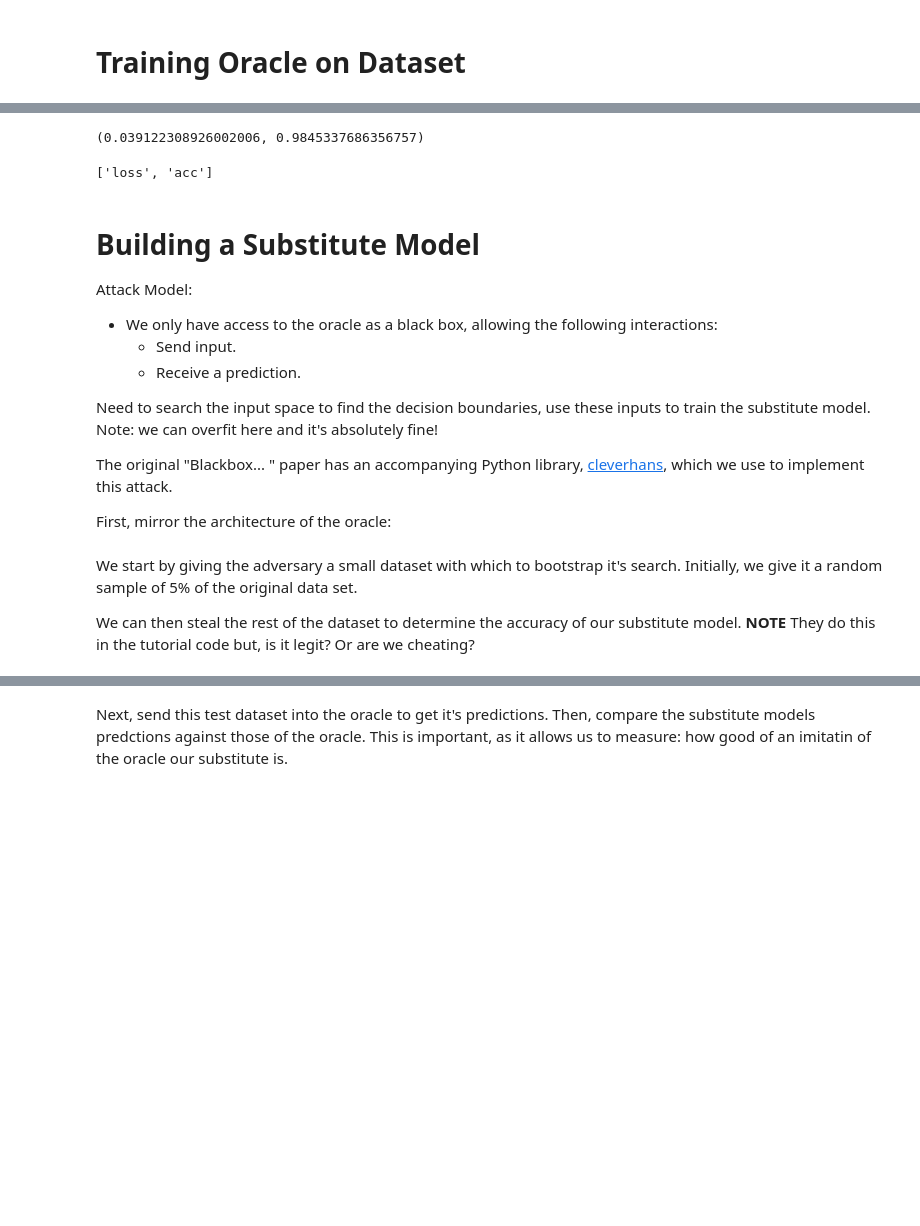
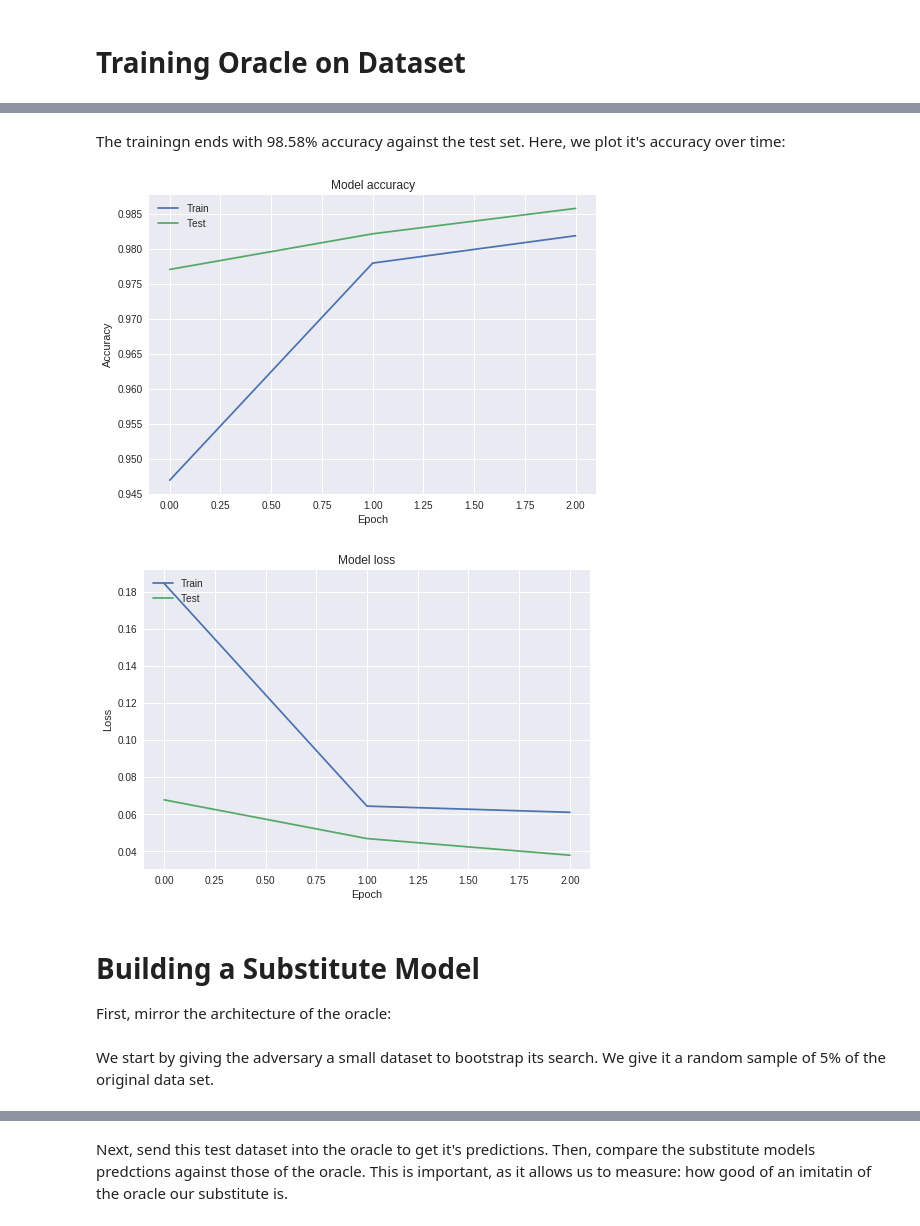
Before and after one commit to sydneyvert/Fooling-our-Neural-Network, a Jupyter notebook: project/report.ipynb, the cells around one changed output, grey strips where cells are left out. Cells and saved outputs as stored; diff of their text form; code cells hidden in the pictures; blank space fills up the shorter version.

```diff
--- a/project/report.ipynb
+++ b/project/report.ipynb
@@ -270,24 +239,30 @@ loss, accuracy = oracle.evaluate(testing_data, testing_labels)
-# %%
-loss, accuracy
-# %% [output]
-(0.039122308926002006, 0.9845337686356757)
-# %%
-oracle.metrics_names
-# %% [output]
-['loss', 'acc']
-# %% [markdown]
-# Building a Substitute Model
-
-Attack Model:
-  - We only have access to the oracle as a black box, allowing the following interactions:
-    - Send input.
-    - Receive a prediction.
-
-Need to search the input space to find the decision boundaries, use these inputs to train the substitute model. Note: we can overfit here and it's absolutely fine!
-
-The original "Blackbox... " paper has an accompanying Python library,  [cleverhans](https://github.com/tensorflow/cleverhans/), which we use to implement this attack.
-
-First, mirror the architecture of the oracle:
+# %% [markdown]
+The trainingn ends with 98.58% accuracy against the test set. Here, we plot it's accuracy over time:
+# %%
+import matplotlib.pyplot as plt
+
+plt.plot(history.history['acc'])
+plt.plot(history.history['val_acc'])
+plt.title('Model accuracy')
+plt.ylabel('Accuracy')
+plt.xlabel('Epoch')
+plt.legend(['Train', 'Test'], loc='upper left')
+plt.show()
+
+# Plot training & validation loss values
+plt.plot(history.history['loss'])
+plt.plot(history.history['val_loss'])
+plt.title('Model loss')
+plt.ylabel('Loss')
+plt.xlabel('Epoch')
+plt.legend(['Train', 'Test'], loc='upper left')
+plt.show()
+# %% [output]
+[figure, added]
+[figure, added]
+# %% [markdown]
+# Building a Substitute Model
+First, mirror the architecture of the oracle:
 # %%
 substitute = Sequential()
 
@@ -314,9 +289,7 @@ substitute_ch = KerasModelWrapper(substitute)
 # %%
 tensorflow_session = tensorflow.Session()
 # %% [markdown]
-We start by giving the adversary a small dataset with which to bootstrap it's search. Initially, we give it a random sample of 5% of the original data set.
-
-We can then steal the rest of the dataset to determine the accuracy of our substitute model. **NOTE** They do this in the tutorial code but, is it legit? Or are we cheating?
+We start by giving the adversary a small dataset to bootstrap its search. We give it a random sample of 5% of the original data set.
 # %%
 adversary_training_set, adversary_test_set = train_test_split(
     labelled_dataset,
```
Also changed, not shown: parts of 53 cells of this notebook.
